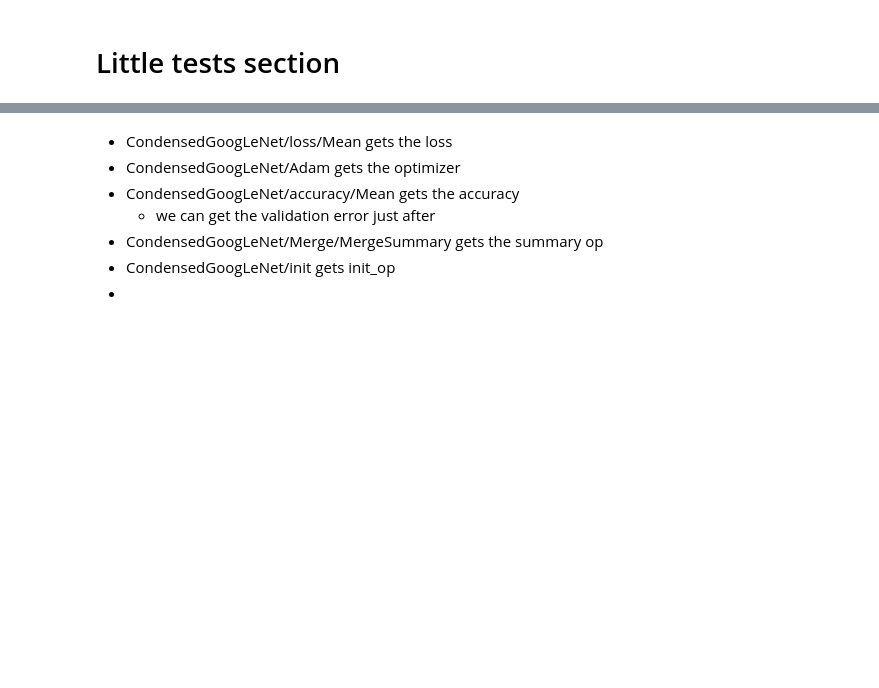
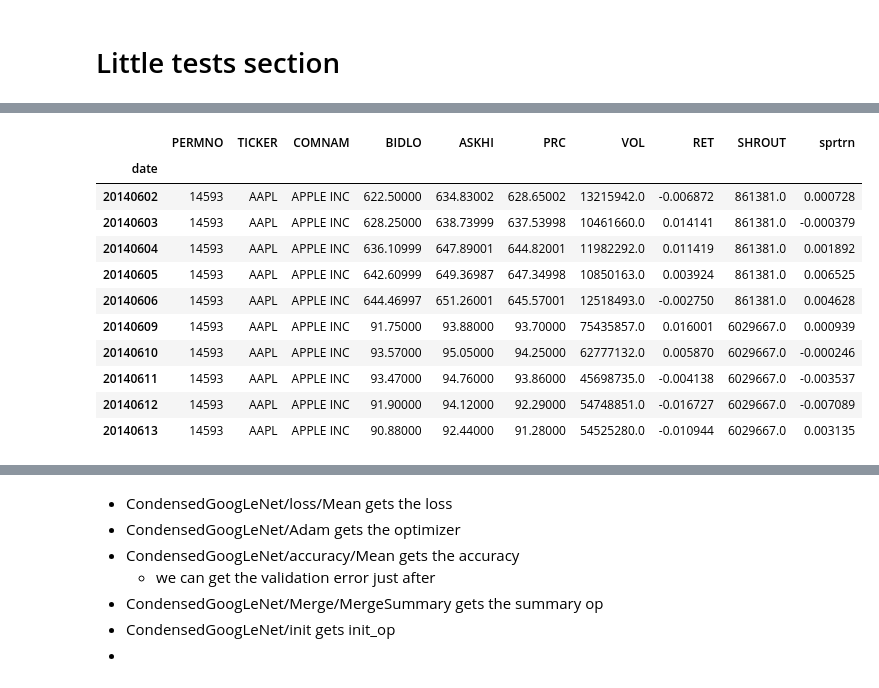
Before and after one commit to kathy-jzh/DeepLearningAllocationCNN, a Jupyter notebook: data_and_training.ipynb, the cells around one changed output, grey strips where cells are left out. Saved outputs shown, nothing was run; the diff lists cells and outputs as text; code cells hidden in the pictures; blank space fills up the shorter version.

```diff
--- a/data_and_training.ipynb
+++ b/data_and_training.ipynb
@@ -258,0 +353,15 @@ tmp
+# %%
+df_aapl.loc[20140601:20140615]
+# %% [output]
+|  | PERMNO | TICKER | COMNAM | BIDLO | ASKHI | PRC | VOL | RET | SHROUT | sprtrn |
+| date |  |  |  |  |  |  |  |  |  |  |
+| 20140602 | 14593 | AAPL | APPLE INC | 622.50000 | 634.83002 | 628.65002 | 13215942.0 | -0.006872 | 861381.0 | 0.000728 |
+| 20140603 | 14593 | AAPL | APPLE INC | 628.25000 | 638.73999 | 637.53998 | 10461660.0 | 0.014141 | 861381.0 | -0.000379 |
+| 20140604 | 14593 | AAPL | APPLE INC | 636.10999 | 647.89001 | 644.82001 | 11982292.0 | 0.011419 | 861381.0 | 0.001892 |
+| 20140605 | 14593 | AAPL | APPLE INC | 642.60999 | 649.36987 | 647.34998 | 10850163.0 | 0.003924 | 861381.0 | 0.006525 |
+| 20140606 | 14593 | AAPL | APPLE INC | 644.46997 | 651.26001 | 645.57001 | 12518493.0 | -0.002750 | 861381.0 | 0.004628 |
+| 20140609 | 14593 | AAPL | APPLE INC | 91.75000 | 93.88000 | 93.70000 | 75435857.0 | 0.016001 | 6029667.0 | 0.000939 |
+| 20140610 | 14593 | AAPL | APPLE INC | 93.57000 | 95.05000 | 94.25000 | 62777132.0 | 0.005870 | 6029667.0 | -0.000246 |
+| 20140611 | 14593 | AAPL | APPLE INC | 93.47000 | 94.76000 | 93.86000 | 45698735.0 | -0.004138 | 6029667.0 | -0.003537 |
+| 20140612 | 14593 | AAPL | APPLE INC | 91.90000 | 94.12000 | 92.29000 | 54748851.0 | -0.016727 | 6029667.0 | -0.007089 |
+| 20140613 | 14593 | AAPL | APPLE INC | 90.88000 | 92.44000 | 91.28000 | 54525280.0 | -0.010944 | 6029667.0 | 0.003135 |
```
Also changed, not shown: parts of 16 cells of this notebook, 2 other files.
